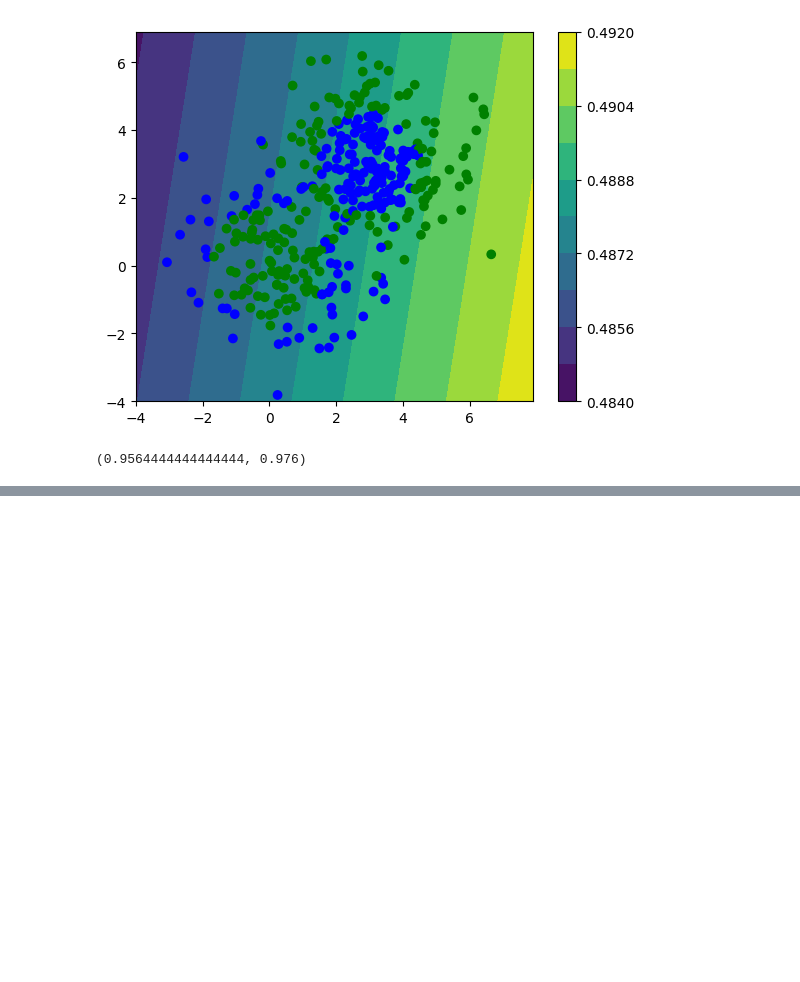
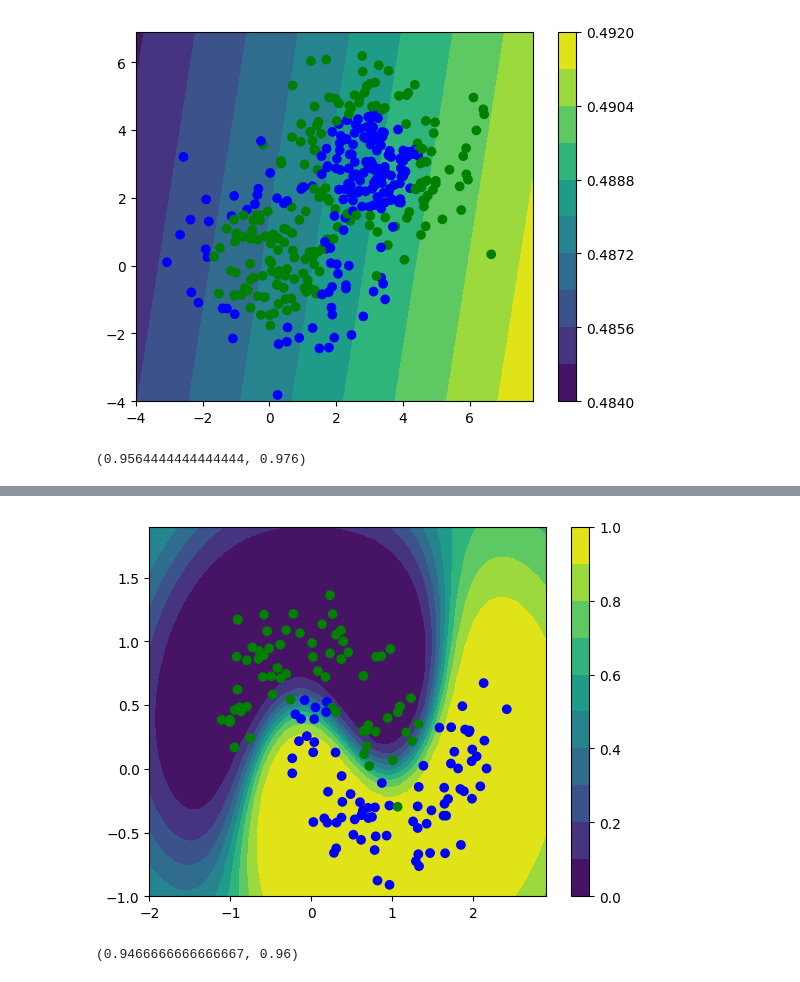
Before and after one commit to olehougaard/mal1-a23, a Jupyter notebook: session7/support vector machines.ipynb, the cells around one changed output, grey strips where cells are left out. Cells and saved outputs as stored; diff of their text form; code cells hidden in the pictures; blank space fills up the shorter version.

```diff
--- a/session7/support vector machines.ipynb
+++ b/session7/support vector machines.ipynb
@@ -216,0 +256,12 @@ svm_class.score(X_train, y_train), svm_class.score(X_test, y_test)
+# %%
+plot_probabilities(svm_class, X_train, y_train, colors)
+# %% [output]
+[figure, added]
+# %%
+X_train, X_test, y_train, y_test = train_test_split(X_circles, y_circles, random_state=504)
+svm_class = SVC(probability=True, decision_function_shape='ovr', kernel='rbf', random_state=504)
+svm_class.fit(X_train, y_train)
+
+svm_class.score(X_train, y_train), svm_class.score(X_test, y_test)
+# %% [output]
+(0.9466666666666667, 0.96)
```
Also changed, not shown: parts of 20 cells of this notebook, 3 other files.
